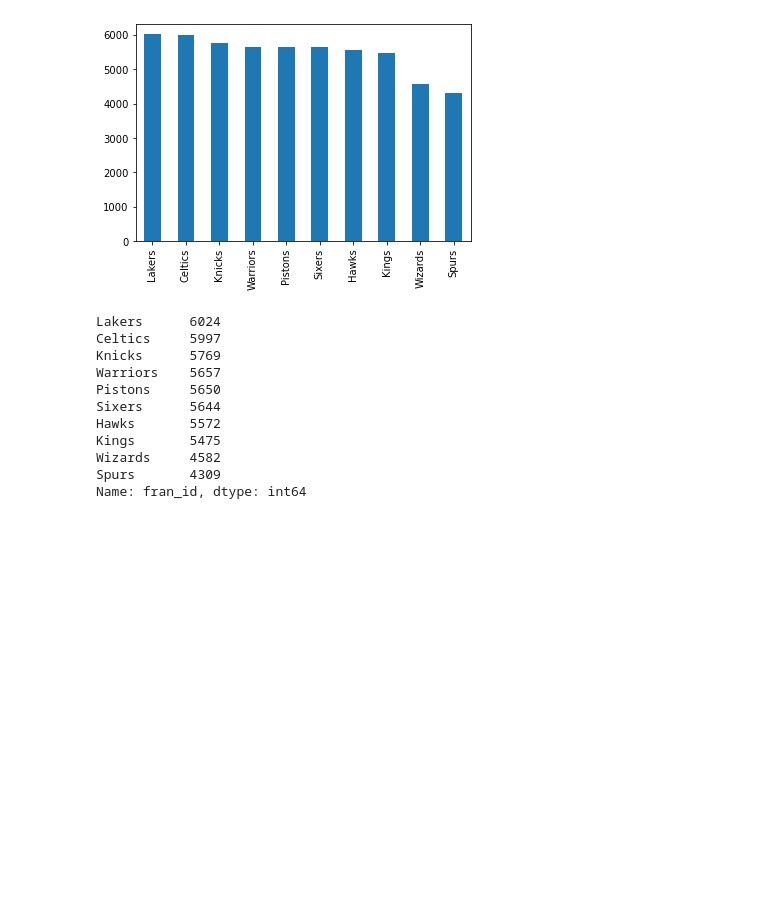
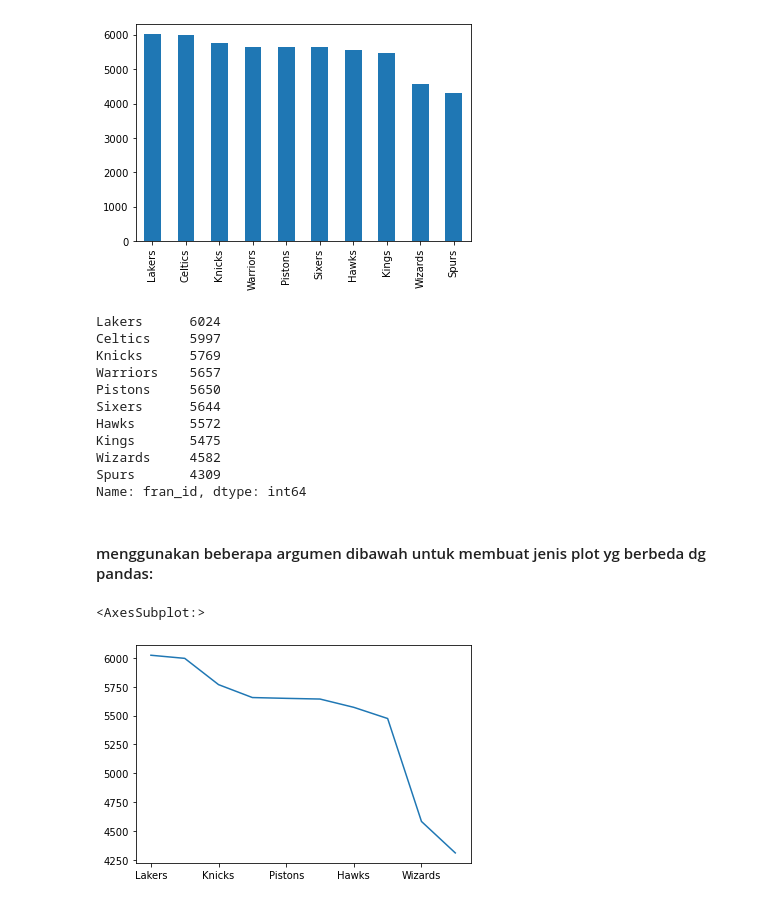
Before and after one commit to RositaNJ/H8_3, a Jupyter notebook: Sesi_5.ipynb, the cells around one changed output. Cells and saved outputs as stored; diff of their text form; code cells hidden in the pictures; blank space fills up the shorter version.

```diff
--- a/Sesi_5.ipynb
+++ b/Sesi_5.ipynb
@@ -1036,3 +1036,5 @@ Kings       5475
 Wizards     4582
 Spurs       4309
 Name: fran_id, dtype: int64
+# %% [markdown]
+#### menggunakan beberapa argumen dibawah untuk membuat jenis plot yg berbeda dg pandas:
@@ -1038,0 +1053,5 @@ Name: fran_id, dtype: int64
+# %%
+nba["fran_id"].value_counts().head(10).plot(kind="line")
+# %% [output]
+<AxesSubplot:>
+[figure, added]
```
Also changed, not shown: parts of 3 cells of this notebook.
